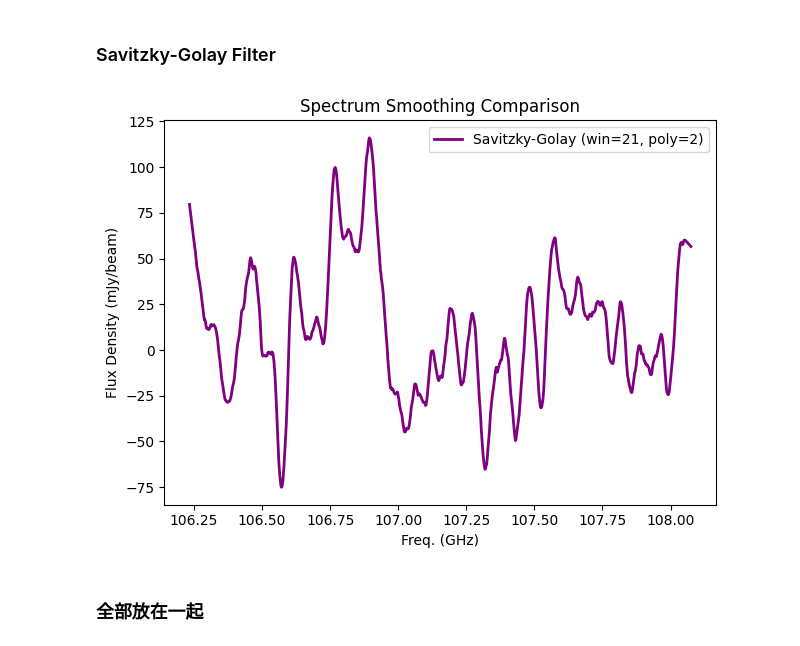
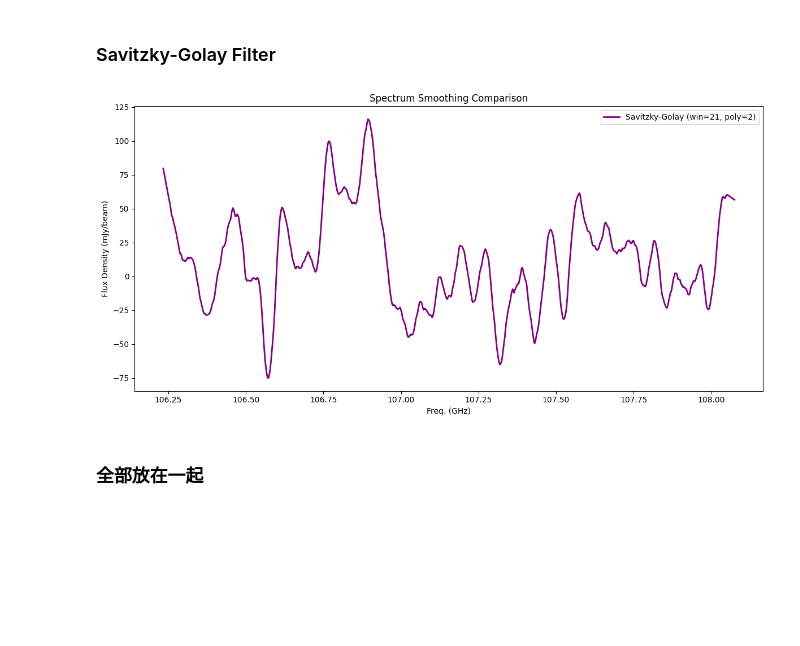
Before and after one commit to 000RF/spectral-line, a Jupyter notebook: Cloverleaf/spw27/spw27.ipynb, the cells around one changed output. Cells and saved outputs as stored; diff of their text form; code cells hidden in the pictures; blank space fills up the shorter version.

```diff
--- a/Cloverleaf/spw27/spw27.ipynb
+++ b/Cloverleaf/spw27/spw27.ipynb
@@ -160,16 +160,18 @@ def GZ_smooth(y, window_length=21, polyorder=2):
 
 y_savgol = GZ_smooth(y, window_length=21, polyorder=1)
 # %%
+plt.figure(figsize=(12, 6))
+
 plt.plot(x, y_savgol, label="Savitzky-Golay (win=21, poly=2)", color="purple", linewidth=2)
 
 plt.xlabel("Freq. (GHz)")
 plt.ylabel("Flux Density (mJy/beam)")
 plt.title("Spectrum Smoothing Comparison")
 plt.legend()
 plt.tight_layout()
 plt.show()
 # %% [output]
-[figure, old version]
+[figure, new version]
 # %% [markdown]
 ### 全部放在一起
 # %%
```
Also changed, not shown: parts of 4 cells of this notebook.
